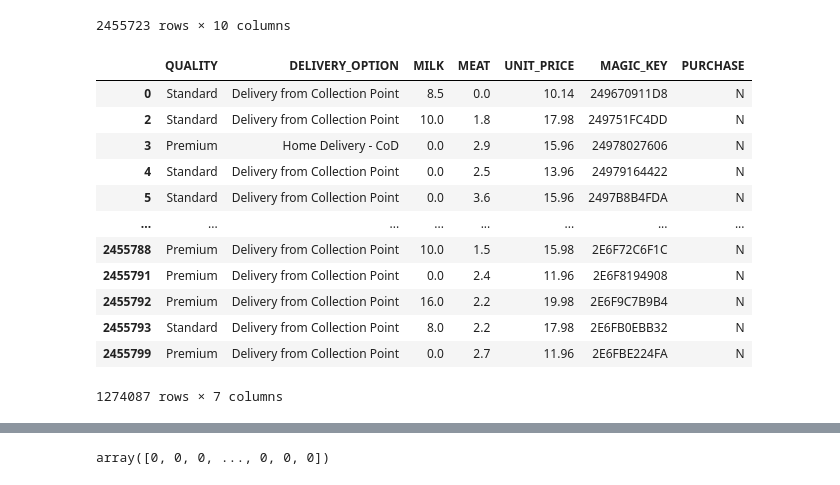
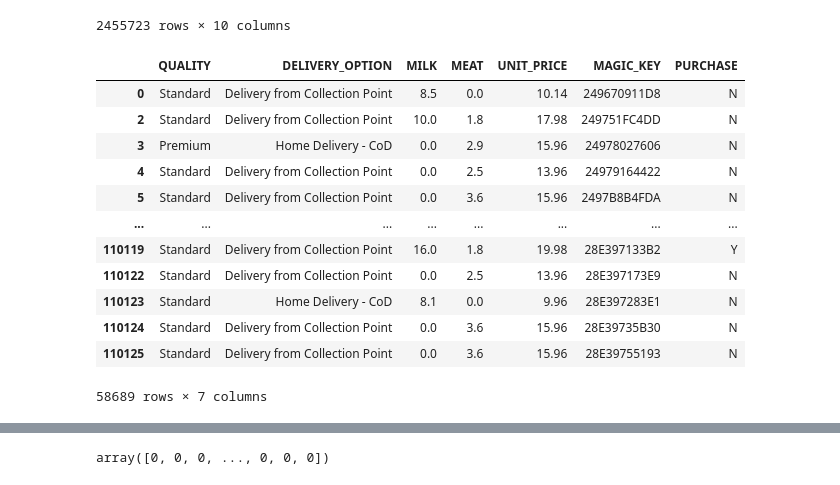
Before and after one commit to shuvo881/Robi-Datathon-3.0-kaggle-computation-, a Jupyter notebook: Problem 1.ipynb, the cells around one changed output, grey strips where cells are left out. Cells and saved outputs as stored; diff of their text form; code cells hidden in the pictures.

```diff
--- a/Problem 1.ipynb
+++ b/Problem 1.ipynb
@@ -431,18 +431,19 @@ df_unique
 df_unique = df_unique.drop_duplicates(subset='MAGIC_KEY', keep='first')
 # %%
 df_dropped = df_unique.drop(['BOX_ID', 'PURCHASE_DATE', 'BOX_COUNT'], axis=1)
+df_dropped = df_dropped[:58689]
 df_dropped
 # %% [output]
 |  | QUALITY | DELIVERY_OPTION | MILK | MEAT | UNIT_PRICE | MAGIC_KEY | PURCHASE |
 | 0 | Standard | Delivery from Collection Point | 8.5 | 0.0 | 10.14 | 249670911D8 | N |
 | 2 | Standard | Delivery from Collection Point | 10.0 | 1.8 | 17.98 | 249751FC4DD | N |
 | 3 | Premium | Home Delivery - CoD | 0.0 | 2.9 | 15.96 | 24978027606 | N |
 | 4 | Standard | Delivery from Collection Point | 0.0 | 2.5 | 13.96 | 24979164422 | N |
 | 5 | Standard | Delivery from Collection Point | 0.0 | 3.6 | 15.96 | 2497B8B4FDA | N |
 | ... | ... | ... | ... | ... | ... | ... | ... |
-| 2455788 | Premium | Delivery from Collection Point | 10.0 | 1.5 | 15.98 | 2E6F72C6F1C | N |
-| 2455791 | Premium | Delivery from Collection Point | 0.0 | 2.4 | 11.96 | 2E6F8194908 | N |
-| 2455792 | Premium | Delivery from Collection Point | 16.0 | 2.2 | 19.98 | 2E6F9C7B9B4 | N |
-| 2455793 | Standard | Delivery from Collection Point | 8.0 | 2.2 | 17.98 | 2E6FB0EBB32 | N |
-| 2455799 | Premium | Delivery from Collection Point | 0.0 | 2.7 | 11.96 | 2E6FBE224FA | N |
+| 110119 | Standard | Delivery from Collection Point | 16.0 | 1.8 | 19.98 | 28E397133B2 | Y |
+| 110122 | Standard | Delivery from Collection Point | 0.0 | 2.5 | 13.96 | 28E397173E9 | N |
+| 110123 | Standard | Home Delivery - CoD | 8.1 | 0.0 | 9.96 | 28E397283E1 | N |
+| 110124 | Standard | Delivery from Collection Point | 0.0 | 3.6 | 15.96 | 28E39735B30 | N |
+| 110125 | Standard | Delivery from Collection Point | 0.0 | 3.6 | 15.96 | 28E39755193 | N |
-1274087 rows × 7 columns
+58689 rows × 7 columns
```
Also changed, not shown: parts of 14 cells of this notebook.
